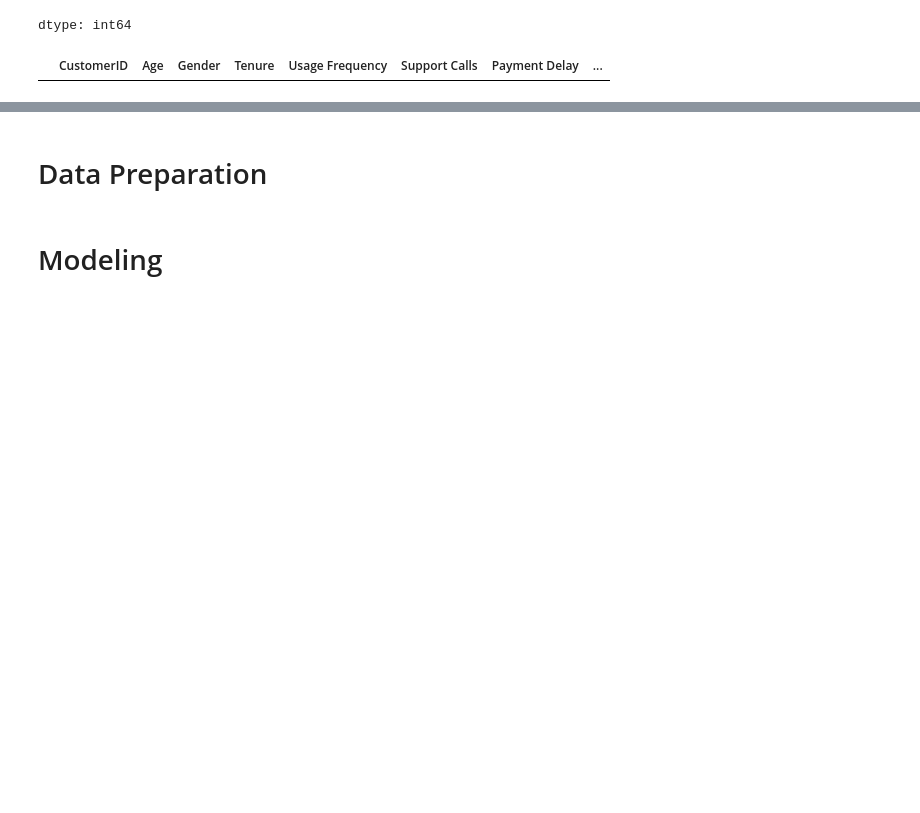
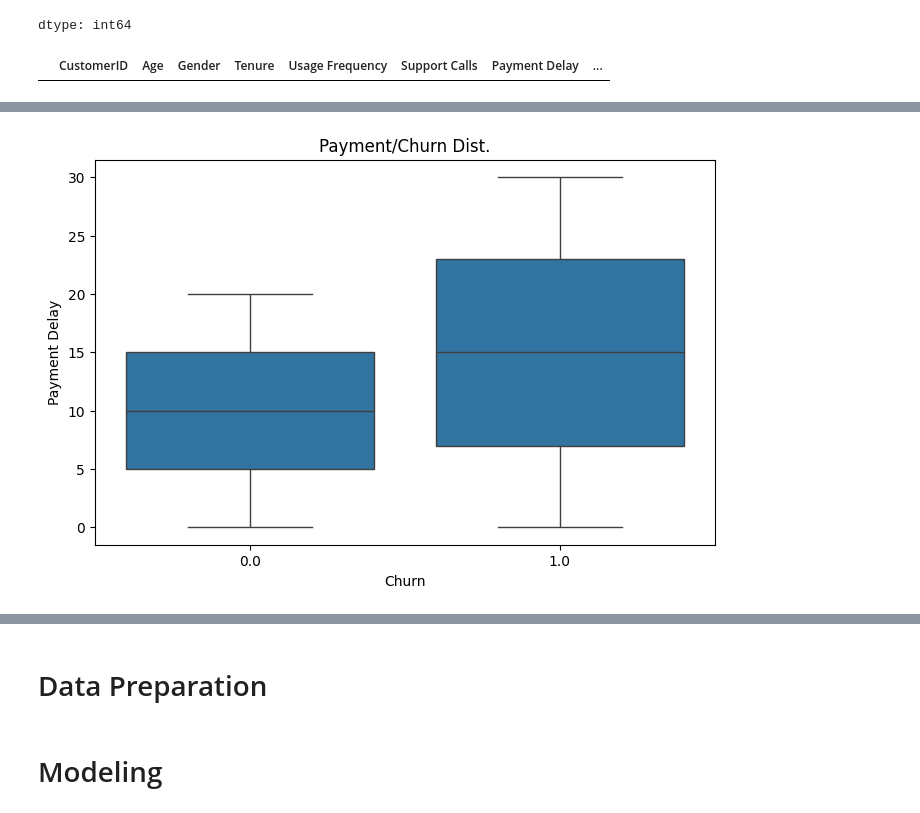
Before and after one commit to JohnNun/customer_churn_prediction, a Jupyter notebook: customer_churn_prediction.ipynb, the cells around one changed output, grey strips where cells are left out. Saved outputs shown, nothing was run; the diff lists cells and outputs as text; code cells hidden in the pictures; blank space fills up the shorter version.

Commit message:
added 2 plots in data understanding section

```diff
--- a/customer_churn_prediction.ipynb
+++ b/customer_churn_prediction.ipynb
@@ -106,0 +123,10 @@ data[data['CustomerID'].isna()]
+# %%
+fig, ax = plt.subplots(figsize=(8, 5))
+
+sns.boxplot(data, x= data['Churn'], y= data['Payment Delay'])
+
+ax.set_title('Payment/Churn Dist.')
+ax.set_xlabel('Churn')
+ax.set_ylabel('Payment Delay');
+# %% [output]
+[figure, added]
```
Also changed, not shown: parts of 2 cells of this notebook.
